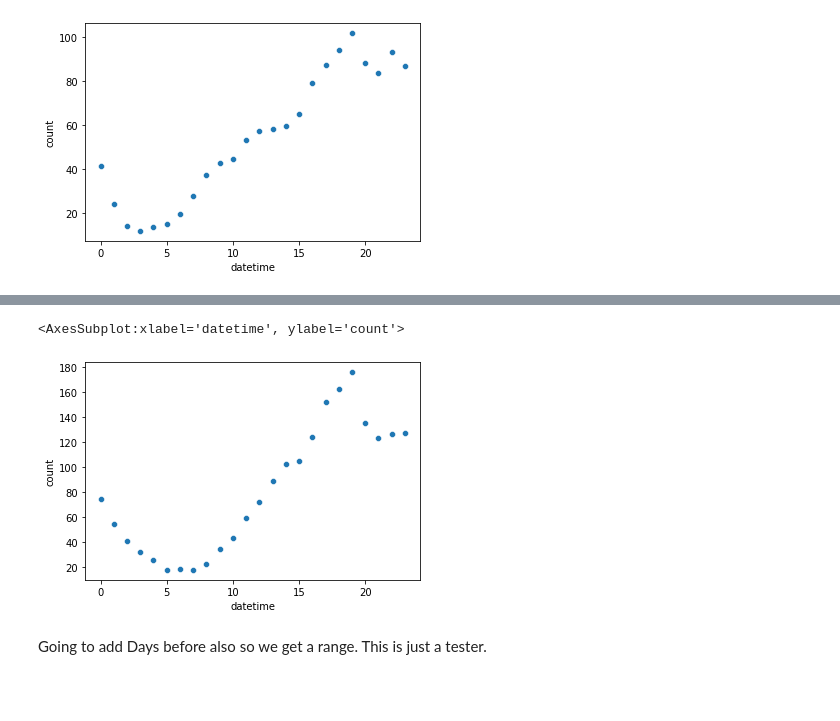
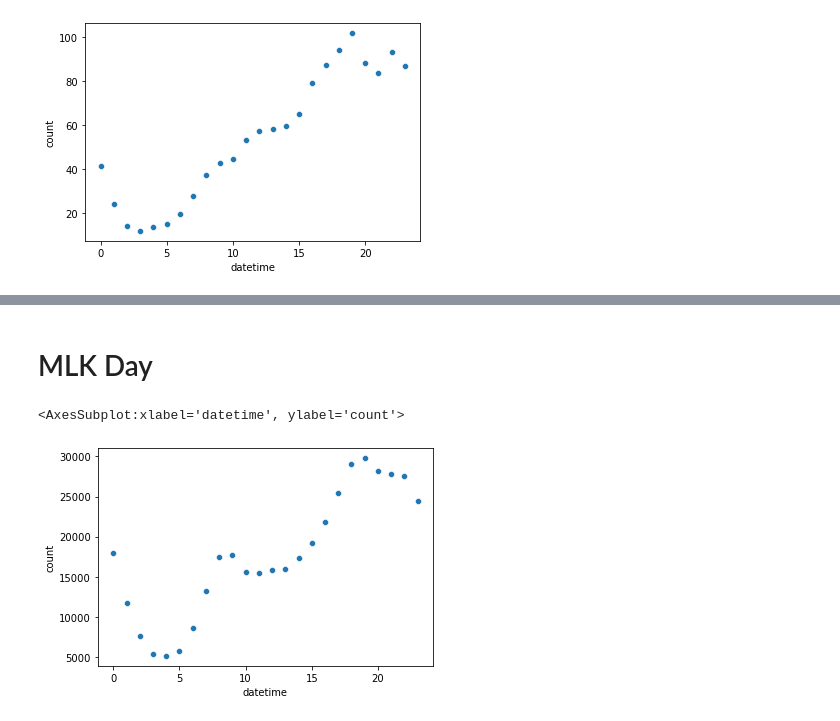
Before and after one commit to milevavantuyl/Movement_NYC, a Jupyter notebook: Kyle/holidays.ipynb, the cells around one changed output, grey strips where cells are left out. Cells and saved outputs as stored; diff of their text form; code cells hidden in the pictures; blank space fills up the shorter version.

```diff
--- a/Kyle/holidays.ipynb
+++ b/Kyle/holidays.ipynb
@@ -38,5 +57,5 @@ hdays_2015['date'] = hdays_2015['date'].astype(str).str.strip()
 # %%
-df2015['date'] = df2015['date'].astype(str).str.strip()
+df['date'] = df['date'].astype(str).str.strip()
 # %%
-df2015["count"] = 1
+df["count"] = 1
 # %%
@@ -45,2 +71,2 @@ df2015hdays.head()
 # %%
-df2015["datetime"] = pd.to_datetime(df2015["datetime"])
+df["datetime"] = pd.to_datetime(df["datetime"])
@@ -117,10 +148,12 @@ twodayafterNY = df2015[(df2015['date'] >= '2015-01-03') & (df2015['date'] < '201
+# %% [markdown]
+# MLK Day
+# %%
+MLK = df[(df['date'] >= '2015-01-19') & (df['date'] < '2015-12-20')]
 # %%
-total_per_hour = twodayafterNY[["datetime", "count"]].groupby([twodayafterNY["datetime"].dt.hour]).sum()
+total_per_hour = MLK[["datetime", "count"]].groupby([MLK["datetime"].dt.hour]).sum()
 average_per_hour = total_per_hour
 average_per_hour["count"] = average_per_hour["count"] / 31
 sns.scatterplot(data=average_per_hour, x = "datetime", y = "count")
 # %% [output]
 <AxesSubplot:xlabel='datetime', ylabel='count'>
-[figure, old version]
+[figure, new version]
-# %% [markdown]
-Going to add Days before also so we get a range. This is just a tester.
```
Also changed, not shown: parts of 57 cells of this notebook.
